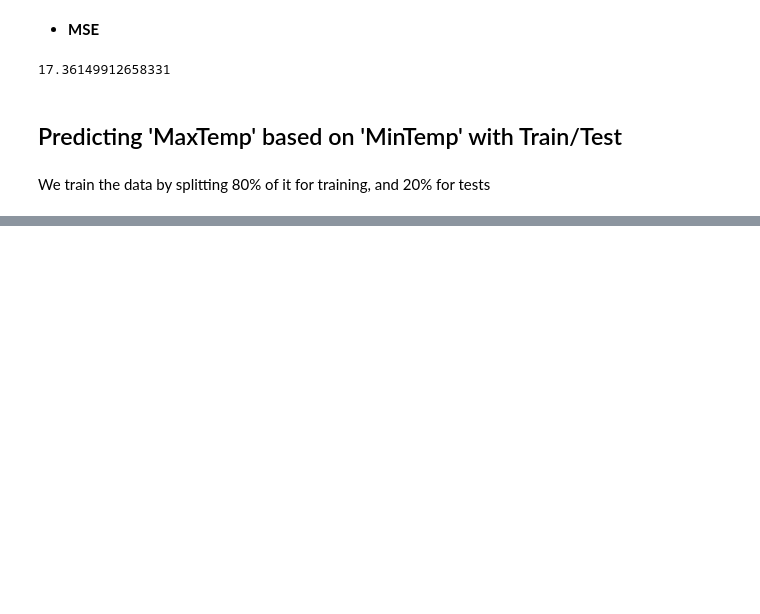
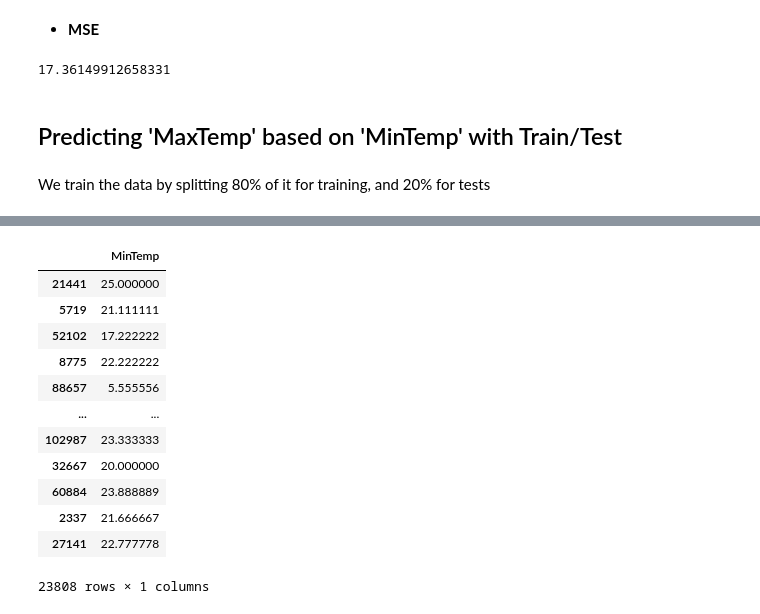
Before and after one commit to chikoungoun/IBM-Courses, a Jupyter notebook: xSklearn/Aerial Bombing - Toward Datascience.ipynb, the cells around one changed output, grey strips where cells are left out. Saved outputs shown, nothing was run; the diff lists cells and outputs as text; code cells hidden in the pictures; blank space fills up the shorter version.

```diff
--- a/xSklearn/Aerial Bombing - Toward Datascience.ipynb
+++ b/xSklearn/Aerial Bombing - Toward Datascience.ipynb
@@ -159,0 +192,16 @@ X_train, Y_test, Y_train,Y_test = train_test_split(X,Y,test_size=0.2,random_stat
+# %%
+X_test
+# %% [output]
+|  | MinTemp |
+| 21441 | 25.000000 |
+| 5719 | 21.111111 |
+| 52102 | 17.222222 |
+| 8775 | 22.222222 |
+| 88657 | 5.555556 |
+| ... | ... |
+| 102987 | 23.333333 |
+| 32667 | 20.000000 |
+| 60884 | 23.888889 |
+| 2337 | 21.666667 |
+| 27141 | 22.777778 |
+23808 rows × 1 columns
```
Also changed, not shown: parts of 15 cells of this notebook.
